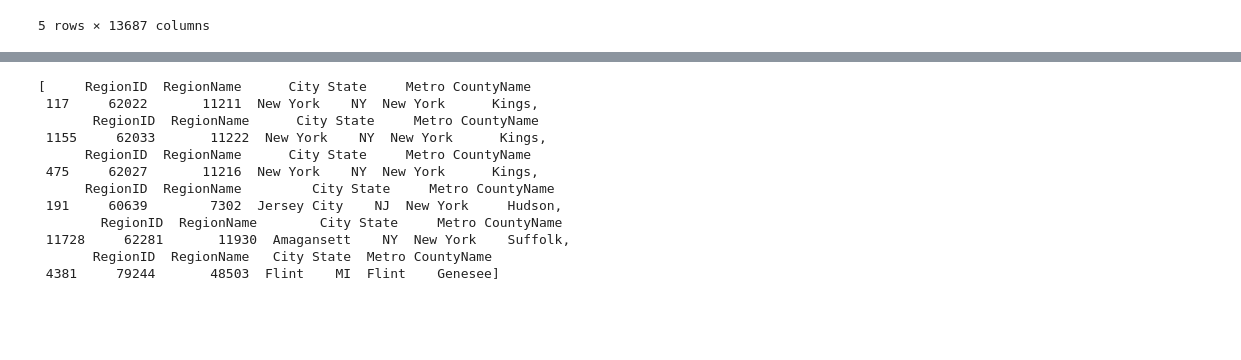
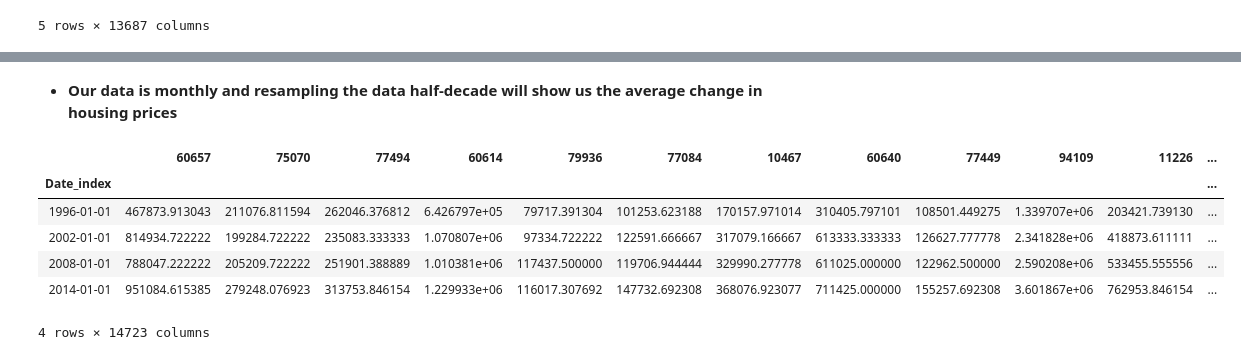
Before and after one commit to AaronWChen/time_series_zillow, a Jupyter notebook: python/zillow_etl.ipynb, the cells around one changed output, grey strips where cells are left out. Saved outputs shown, nothing was run; the diff lists cells and outputs as text; code cells hidden in the pictures; blank space fills up the shorter version.

```diff
--- a/python/zillow_etl.ipynb
+++ b/python/zillow_etl.ipynb
@@ -133,15 +97,0 @@ for col in cols:
-# %%
-dataframe_list
-# %% [output]
-[     RegionID  RegionName      City State     Metro CountyName
- 117     62022       11211  New York    NY  New York      Kings,
-       RegionID  RegionName      City State     Metro CountyName
- 1155     62033       11222  New York    NY  New York      Kings,
-      RegionID  RegionName      City State     Metro CountyName
- 475     62027       11216  New York    NY  New York      Kings,
-      RegionID  RegionName         City State     Metro CountyName
- 191     60639        7302  Jersey City    NJ  New York     Hudson,
-        RegionID  RegionName        City State     Metro CountyName
- 11728     62281       11930  Amagansett    NY  New York    Suffolk,
-       RegionID  RegionName   City State  Metro CountyName
- 4381     79244       48503  Flint    MI  Flint    Genesee]
@@ -163,0 +98,2 @@ chicago_longdf.pct_change().describe
+# %% [markdown]
+* **Our data is monthly and resampling the data half-decade will show us the average change in housing prices**
@@ -163,0 +103,10 @@ chicago_longdf.pct_change().describe
+# %%
+zillow_sixyr_avg.head()
+# %% [output]
+|  | 60657 | 75070 | 77494 | 60614 | 79936 | 77084 | 10467 | 60640 | 77449 | 94109 | 11226 | ... |
+| Date_index |  |  |  |  |  |  |  |  |  |  |  | ... |
+| 1996-01-01 | 467873.913043 | 211076.811594 | 262046.376812 | 6.426797e+05 | 79717.391304 | 101253.623188 | 170157.971014 | 310405.797101 | 108501.449275 | 1.339707e+06 | 203421.739130 | ... |
+| 2002-01-01 | 814934.722222 | 199284.722222 | 235083.333333 | 1.070807e+06 | 97334.722222 | 122591.666667 | 317079.166667 | 613333.333333 | 126627.777778 | 2.341828e+06 | 418873.611111 | ... |
+| 2008-01-01 | 788047.222222 | 205209.722222 | 251901.388889 | 1.010381e+06 | 117437.500000 | 119706.944444 | 329990.277778 | 611025.000000 | 122962.500000 | 2.590208e+06 | 533455.555556 | ... |
+| 2014-01-01 | 951084.615385 | 279248.076923 | 313753.846154 | 1.229933e+06 | 116017.307692 | 147732.692308 | 368076.923077 | 711425.000000 | 155257.692308 | 3.601867e+06 | 762953.846154 | ... |
+4 rows × 14723 columns
```
Also changed, not shown: parts of 20 cells of this notebook, 1 other file.
